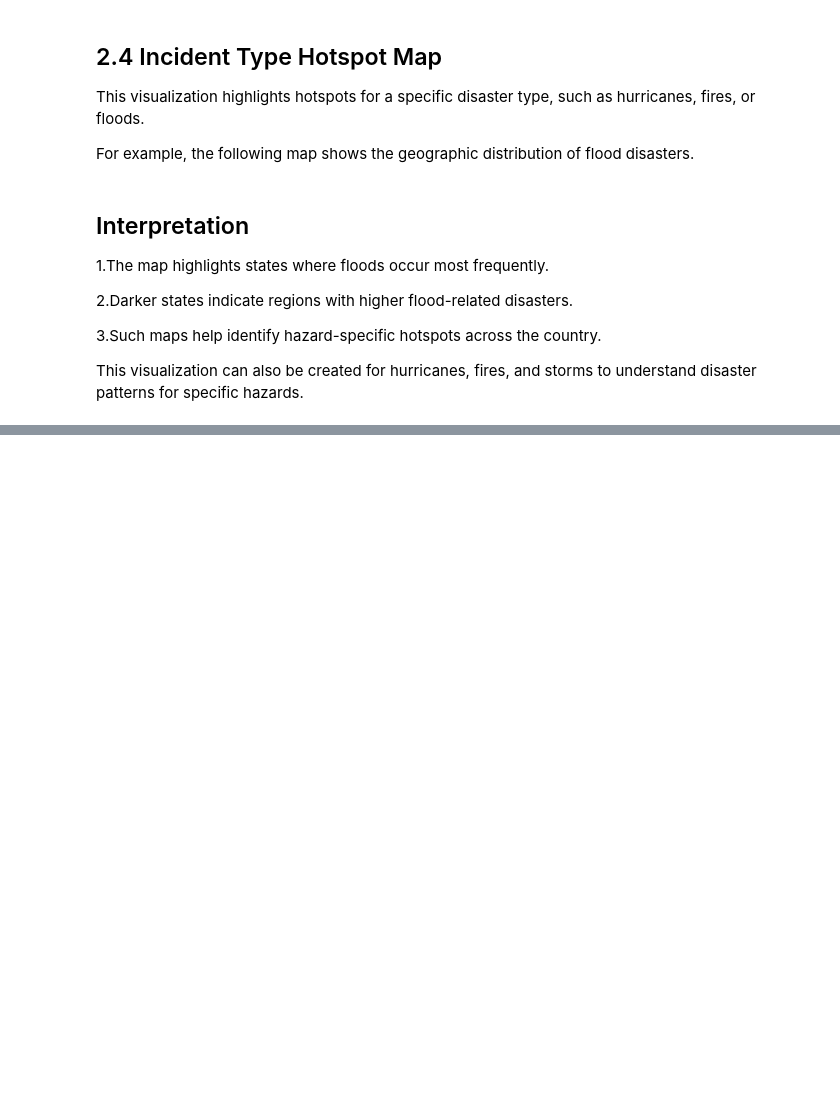
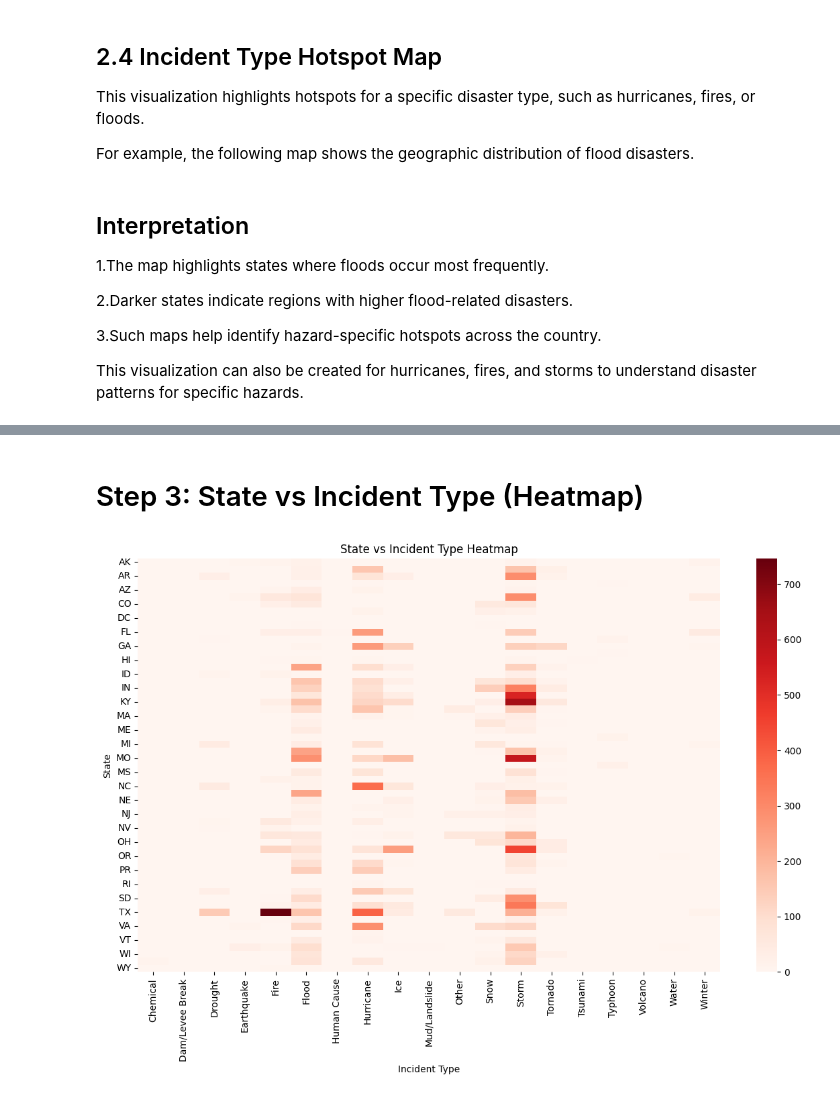
Before and after one commit to GKSJ19/USND, a Jupyter notebook: notebooks/analysis.ipynb, the cells around one changed output, grey strips where cells are left out. Cells and saved outputs as stored; diff of their text form; code cells hidden in the pictures; blank space fills up the shorter version.

```diff
--- a/notebooks/analysis.ipynb
+++ b/notebooks/analysis.ipynb
@@ -536,0 +603,15 @@ This visualization can also be created for hurricanes, fires, and storms to unde
+# %% [markdown]
+# Step 3: State vs Incident Type (Heatmap)
+# %%
+import seaborn as sns
+
+heatmap_data = df.groupby(['state', 'incidentType']).size().unstack(fill_value=0)
+
+plt.figure(figsize=(14,8))
+sns.heatmap(heatmap_data, cmap='Reds')
+plt.title("State vs Incident Type Heatmap")
+plt.xlabel("Incident Type")
+plt.ylabel("State")
+plt.show()
+# %% [output]
+[figure, added]
```
Also changed, not shown: parts of 16 cells of this notebook, 34 other files.
